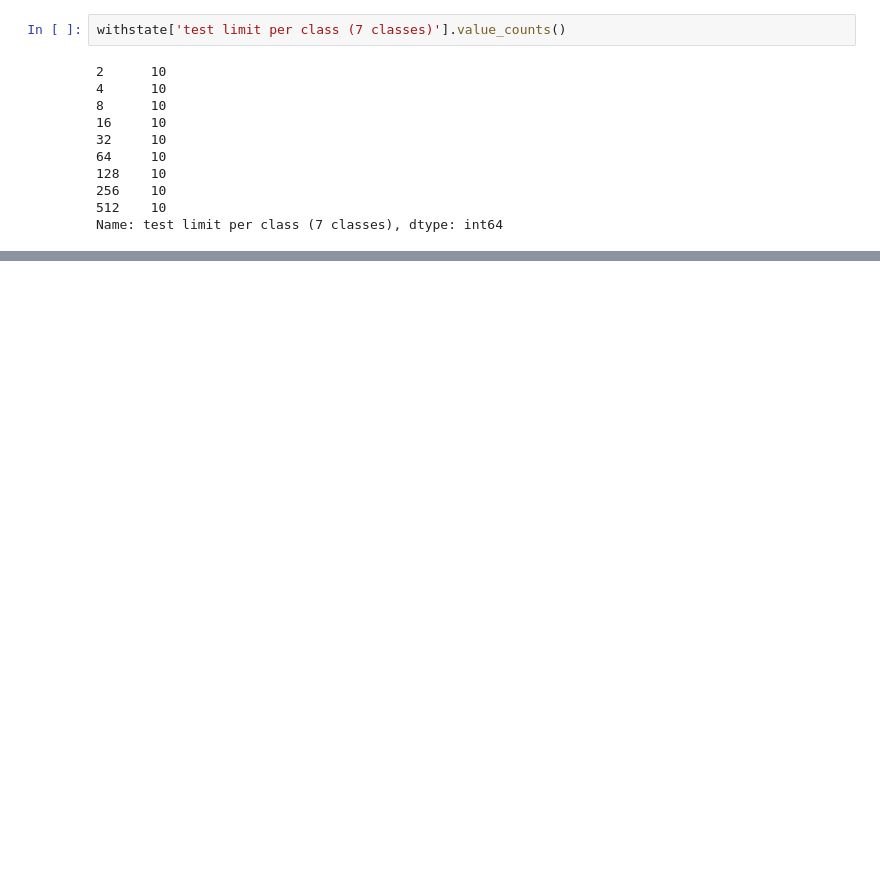
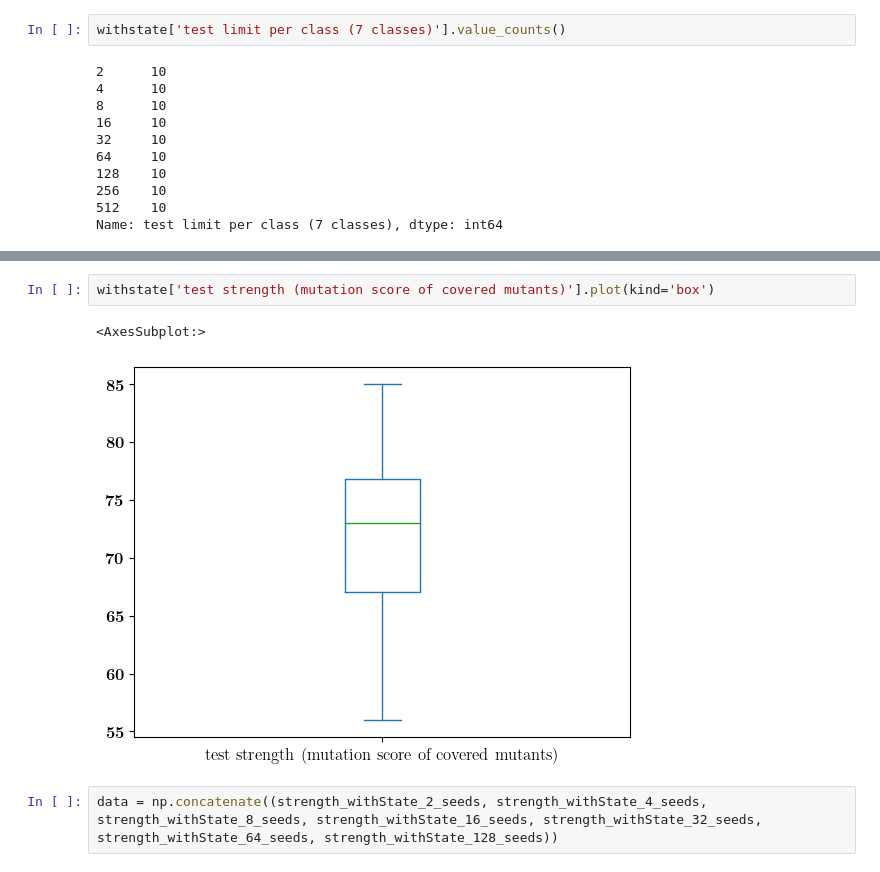
Before and after one commit to aduquet/PhDStuff_repo, a Jupyter notebook: test-amplification-AuxFiles/plots/plots.ipynb, the cells around one changed output, grey strips where cells are left out. Cells and saved outputs as stored; diff of their text form; blank space fills up the shorter version.

```diff
--- a/test-amplification-AuxFiles/plots/plots.ipynb
+++ b/test-amplification-AuxFiles/plots/plots.ipynb
@@ -38,0 +97,7 @@ withstate
+# %%
+withstate['test strength (mutation score of covered mutants)'].plot(kind='box')
+# %% [output]
+<AxesSubplot:>
+[figure, added]
+# %%
+data = np.concatenate((strength_withState_2_seeds, strength_withState_4_seeds, strength_withState_8_seeds, strength_withState_16_seeds, strength_withState_32_seeds, strength_withState_64_seeds, strength_withState_128_seeds))
```
Also changed, not shown: parts of 17 cells of this notebook, 4 other files.
